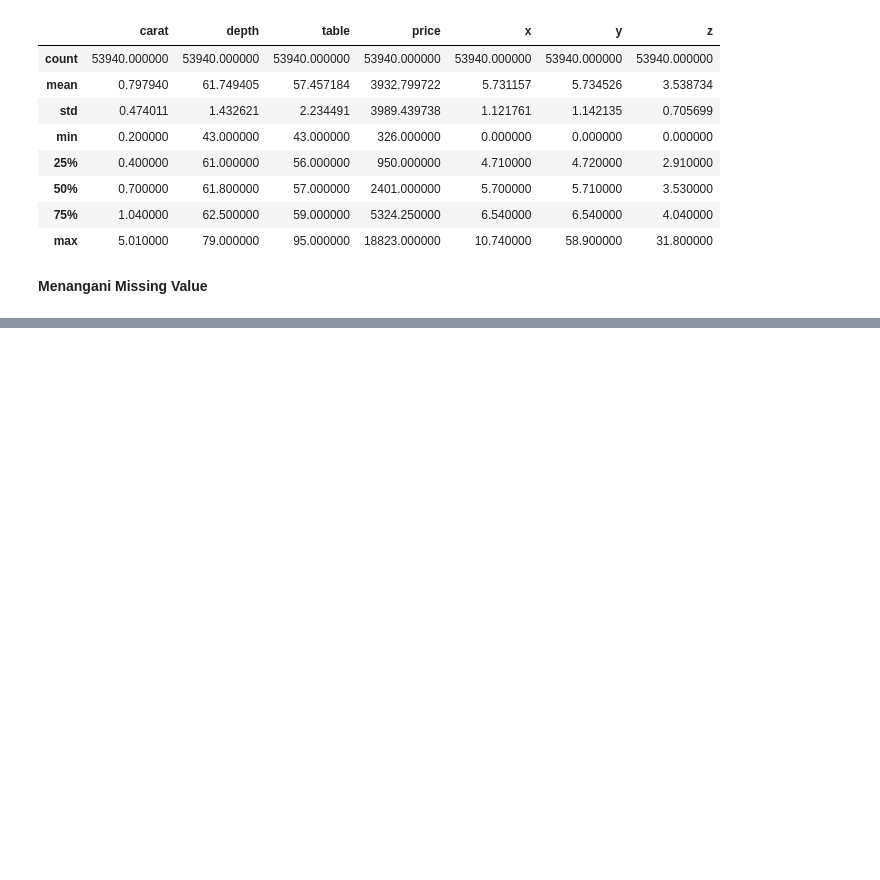
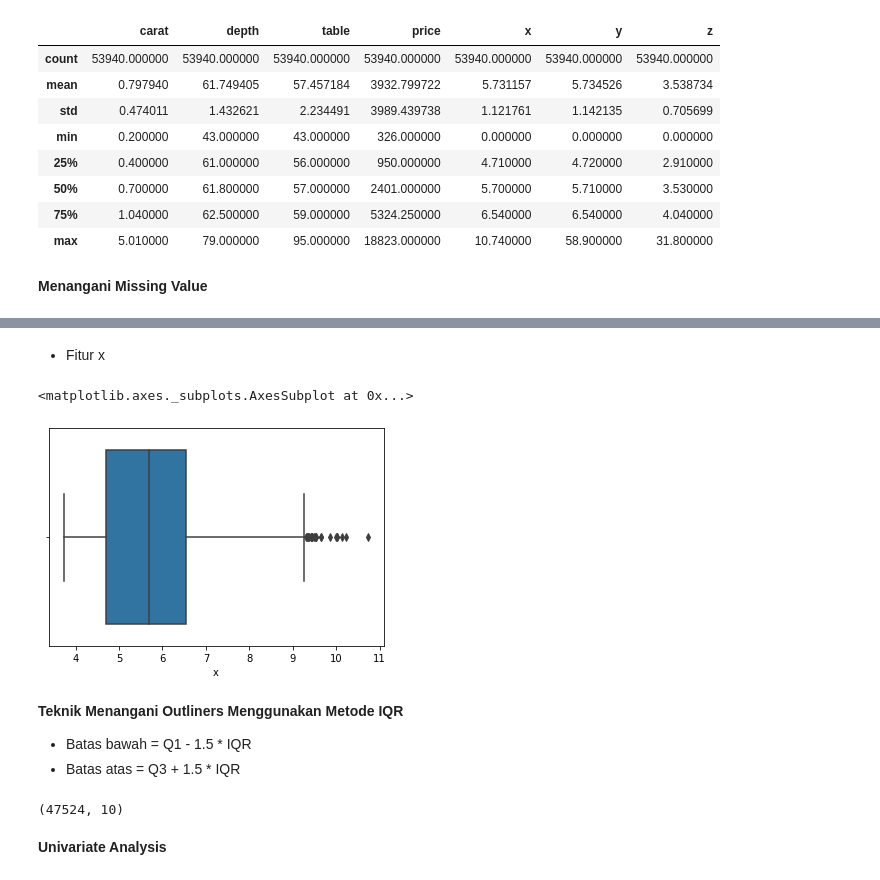
Before and after one commit to TutiAmalia/Klasifikasi-Gambar-, a Jupyter notebook: PredictiveAnalytic.ipynb, the cells around one changed output, grey strips where cells are left out. Cells and saved outputs as stored; diff of their text form; code cells hidden in the pictures; blank space fills up the shorter version.

```diff
--- a/PredictiveAnalytic.ipynb
+++ b/PredictiveAnalytic.ipynb
@@ -72,0 +143,23 @@ diamonds.describe()
+# %% [markdown]
+- Fitur x
+# %%
+sns.boxplot(x=diamonds['x'])
+# %% [output]
+<matplotlib.axes._subplots.AxesSubplot at 0x...>
+[figure, added]
+# %% [markdown]
+**Teknik Menangani Outliners Menggunakan Metode IQR**
+- Batas bawah = Q1 - 1.5 * IQR
+- Batas atas = Q3 + 1.5 * IQR
+# %%
+Q1 = diamonds.quantile(0.25)
+Q3 = diamonds.quantile(0.75)
+IQR=Q3-Q1
+diamonds=diamonds[~((diamonds<(Q1-1.5*IQR))|(diamonds>(Q3+1.5*IQR))).any(axis=1)]
+
+# Cek ukuran dataset setelah kita drop outliers
+diamonds.shape
+# %% [output]
+(47524, 10)
+# %% [markdown]
+**Univariate Analysis**
```
Also changed, not shown: parts of 25 cells of this notebook.
